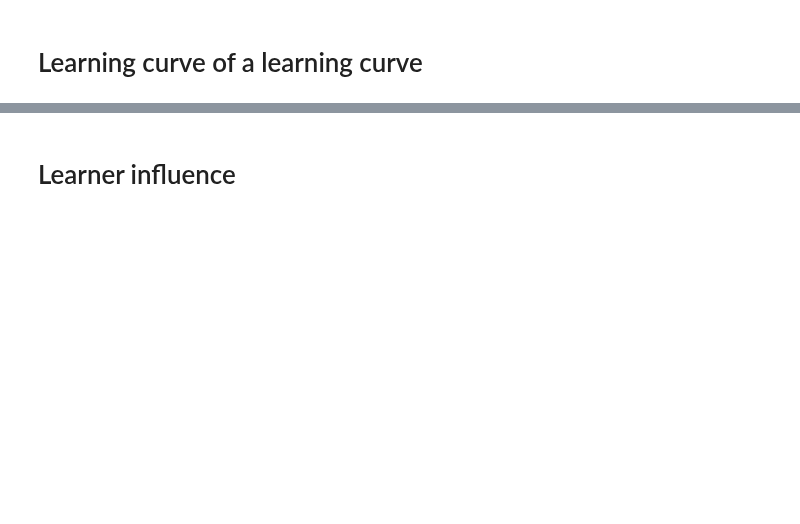
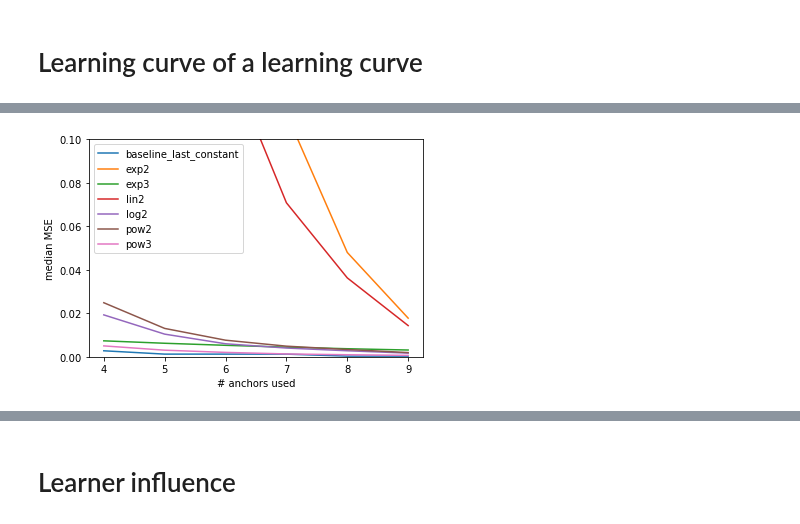
Before and after one commit to fmohr/lcdb, a Jupyter notebook: publications/2022-tpami/analysis/analysis_multiple.ipynb, the cells around one changed output, grey strips where cells are left out. Saved outputs shown, nothing was run; the diff lists cells and outputs as text; code cells hidden in the pictures; blank space fills up the shorter version.

```diff
--- a/publications/2022-tpami/analysis/analysis_multiple.ipynb
+++ b/publications/2022-tpami/analysis/analysis_multiple.ipynb
@@ -83,7 +83,7 @@ def get_lin2(sizes, scores):
 def get_constant(sizes, scores):
 
     a = scores[-1]
-    return a, lambda x: a
+    return a, lambda x: (a + x) - x
 
 def get_vp(sizes, scores):
     def vp(beta):
@@ -214,6 +214,7 @@ def get_multiple_extrapolations(df):
                     for offset in range(4, len(sizes)):
                         beta, model = extrapolation_fun(sizes[:offset], scores[:offset])
                         predictions = np.round(model(sizes), 4)
+                        assert(len(predictions) == len(sizes))
                         rows.append([openmlid, learner, outer, inner, sizes[offset - 1], predictions, model_names[i], beta])
                 pbar.update(1)
     pbar.close()
@@ -353,17 +399,19 @@ plt.show()
 # %%
-selected = df_metrics_clean
+selected = df_total_clean
 
 for curve_model, df_curve_model in selected.groupby("curve_model"):
 
     Y = df_curve_model.groupby('n')['MSE tst last'].median()
-    Y_sigma = df_curve_model.groupby('percentage')['MSE tst last'].std()
+    Y_sigma = df_curve_model.groupby('n')['MSE tst last'].std()
     X = df_curve_model.groupby('n')['MSE tst last'].median().index
 
     plt.plot(X,Y,label=curve_model)
 
 plt.xlabel('# anchors used')
 plt.ylabel('median MSE')
 plt.legend()
 plt.ylim([0,0.1])
 plt.show()
+# %% [output]
+[figure, added]
 # %%
```
Also changed, not shown: parts of 14 cells of this notebook.
